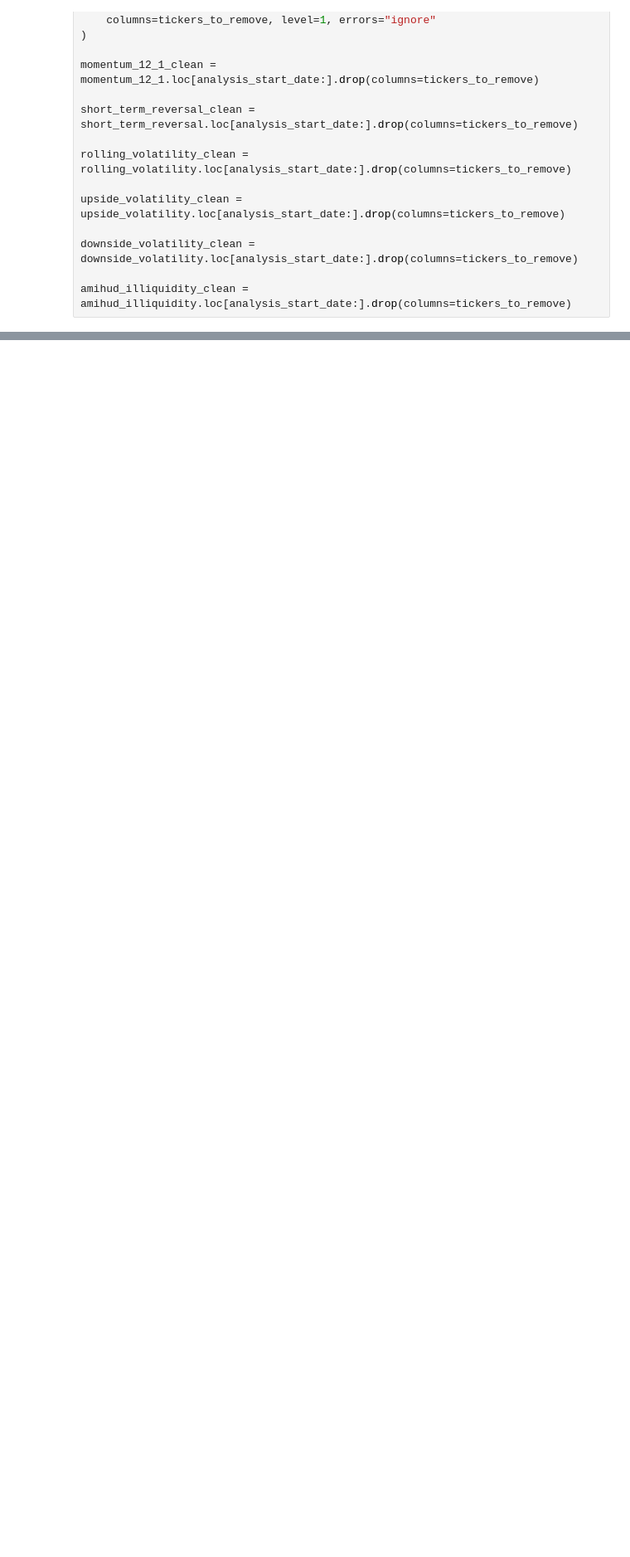
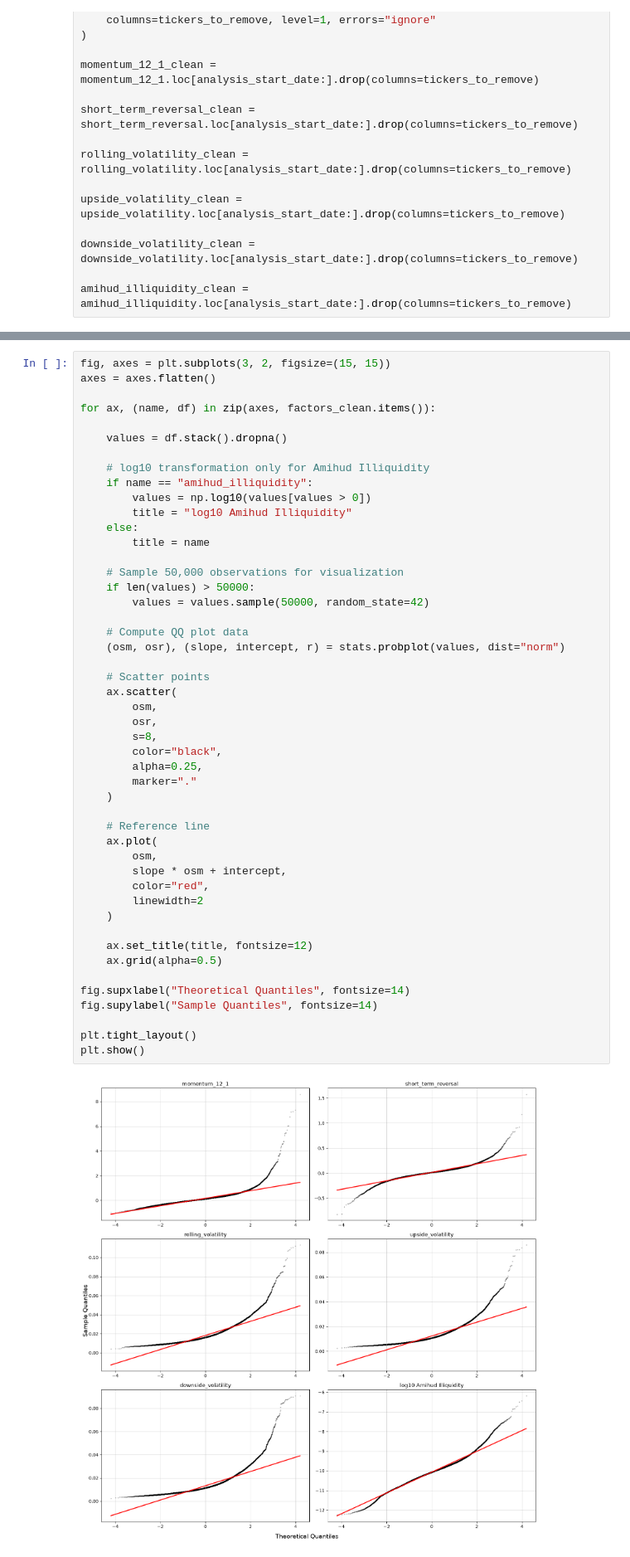
Before and after one commit to PalaciosDaniel/quant-portfolio-project, a Jupyter notebook: notebooks/04_factor_validation.ipynb, the cells around one changed output, grey strips where cells are left out. Shown at 83% size. Cells and saved outputs as stored; diff of their text form; blank space fills up the shorter version.

```diff
--- a/notebooks/04_factor_validation.ipynb
+++ b/notebooks/04_factor_validation.ipynb
@@ -401,0 +498,50 @@ Determinar formalmente qué factores son no-normales o tienen asimetría crític
+# %%
+fig, axes = plt.subplots(3, 2, figsize=(15, 15))
+axes = axes.flatten()
+
+for ax, (name, df) in zip(axes, factors_clean.items()):
+
+    values = df.stack().dropna()
+
+    # log10 transformation only for Amihud Illiquidity
+    if name == "amihud_illiquidity":
+        values = np.log10(values[values > 0])
+        title = "log10 Amihud Illiquidity"
+    else:
+        title = name
+
+    # Sample 50,000 observations for visualization
+    if len(values) > 50000:
+        values = values.sample(50000, random_state=42)
+
+    # Compute QQ plot data
+    (osm, osr), (slope, intercept, r) = stats.probplot(values, dist="norm")
+
+    # Scatter points
+    ax.scatter(
+        osm,
+        osr,
+        s=8,
+        color="black",
+        alpha=0.25,
+        marker="."
+    )
+
+    # Reference line
+    ax.plot(
+        osm,
+        slope * osm + intercept,
+        color="red",
+        linewidth=2
+    )
+
+    ax.set_title(title, fontsize=12)
+    ax.grid(alpha=0.5)
+
+fig.supxlabel("Theoretical Quantiles", fontsize=14)
+fig.supylabel("Sample Quantiles", fontsize=14)
+
+plt.tight_layout()
+plt.show()
+# %% [output]
+[figure, added]
```
Also changed, not shown: parts of 16 cells of this notebook, 1 other file.
